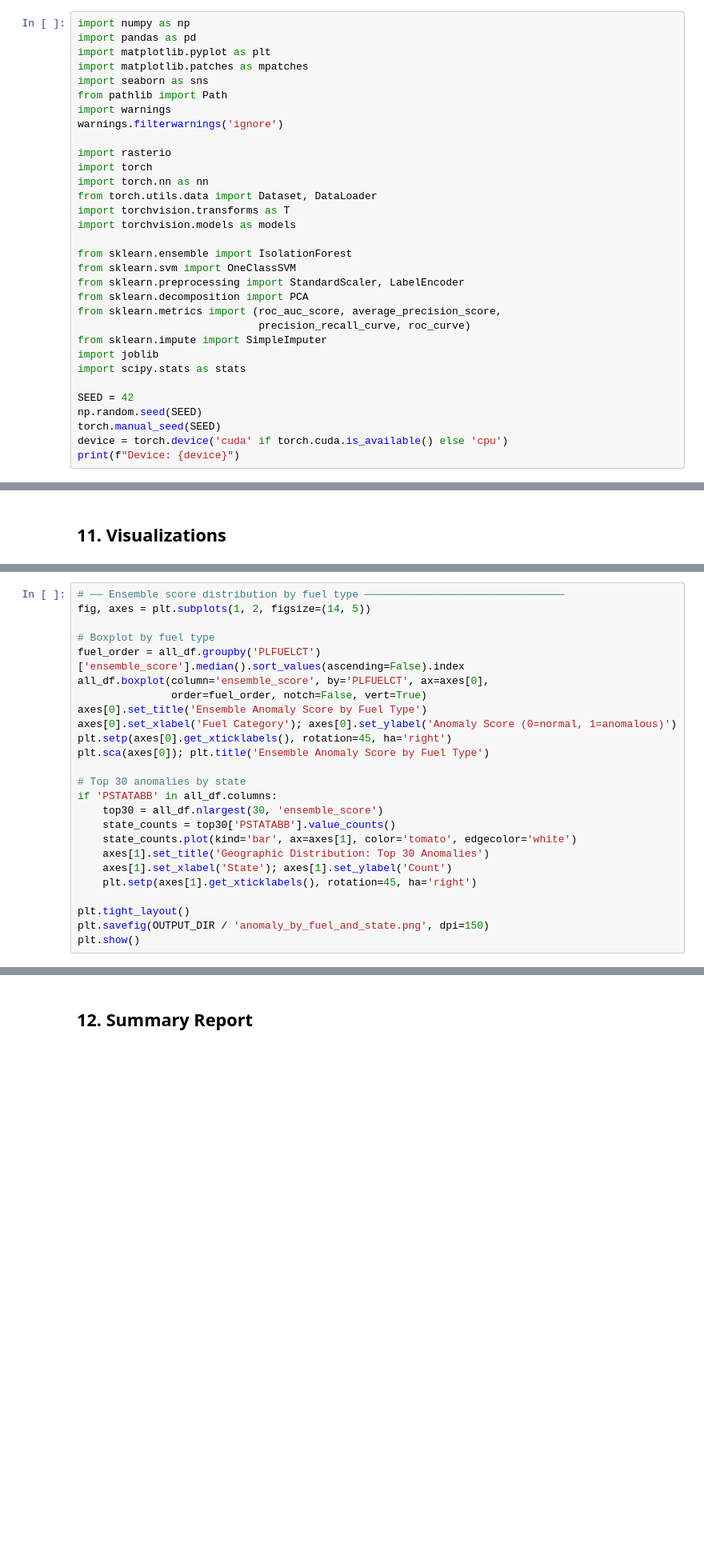
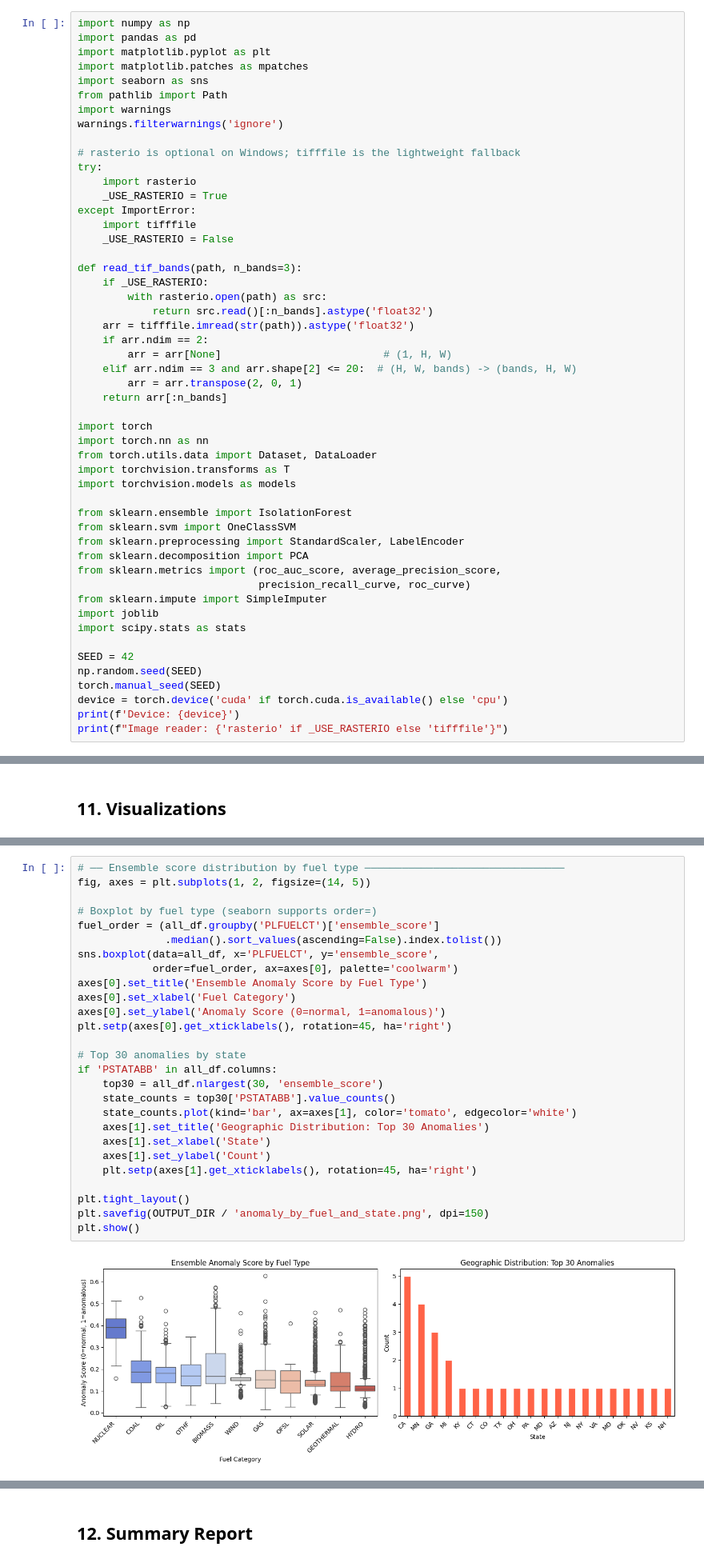
Before and after one commit to efrainrodriguezv/machine_learning_II_emission_detections, a Jupyter notebook: task4_anomaly_detection.ipynb, the cells around one changed output, grey strips where cells are left out. Shown at 80% size. Cells and saved outputs as stored; diff of their text form; blank space fills up the shorter version.

```diff
--- a/task4_anomaly_detection.ipynb
+++ b/task4_anomaly_detection.ipynb
@@ -33,7 +33,25 @@ from pathlib import Path
 import warnings
 warnings.filterwarnings('ignore')
 
-import rasterio
+# rasterio is optional on Windows; tifffile is the lightweight fallback
+try:
+    import rasterio
+    _USE_RASTERIO = True
+except ImportError:
+    import tifffile
+    _USE_RASTERIO = False
+
+def read_tif_bands(path, n_bands=3):
+    if _USE_RASTERIO:
+        with rasterio.open(path) as src:
+            return src.read()[:n_bands].astype('float32')
+    arr = tifffile.imread(str(path)).astype('float32')
+    if arr.ndim == 2:
+        arr = arr[None]                          # (1, H, W)
+    elif arr.ndim == 3 and arr.shape[2] <= 20:  # (H, W, bands) -> (bands, H, W)
+        arr = arr.transpose(2, 0, 1)
+    return arr[:n_bands]
+
 import torch
 import torch.nn as nn
 from torch.utils.data import Dataset, DataLoader
@@ -54,5 +72,6 @@ SEED = 42
 np.random.seed(SEED)
 torch.manual_seed(SEED)
 device = torch.device('cuda' if torch.cuda.is_available() else 'cpu')
-print(f"Device: {device}")
+print(f'Device: {device}')
+print(f"Image reader: {'rasterio' if _USE_RASTERIO else 'tifffile'}")
 # %% [output]
@@ -498,28 +584,32 @@ plt.show()
 # %%
 # ── Ensemble score distribution by fuel type ────────────────────────────────
 fig, axes = plt.subplots(1, 2, figsize=(14, 5))
 
-# Boxplot by fuel type
-fuel_order = all_df.groupby('PLFUELCT')['ensemble_score'].median().sort_values(ascending=False).index
-all_df.boxplot(column='ensemble_score', by='PLFUELCT', ax=axes[0],
-               order=fuel_order, notch=False, vert=True)
+# Boxplot by fuel type (seaborn supports order=)
+fuel_order = (all_df.groupby('PLFUELCT')['ensemble_score']
+              .median().sort_values(ascending=False).index.tolist())
+sns.boxplot(data=all_df, x='PLFUELCT', y='ensemble_score',
+            order=fuel_order, ax=axes[0], palette='coolwarm')
 axes[0].set_title('Ensemble Anomaly Score by Fuel Type')
-axes[0].set_xlabel('Fuel Category'); axes[0].set_ylabel('Anomaly Score (0=normal, 1=anomalous)')
+axes[0].set_xlabel('Fuel Category')
+axes[0].set_ylabel('Anomaly Score (0=normal, 1=anomalous)')
 plt.setp(axes[0].get_xticklabels(), rotation=45, ha='right')
-plt.sca(axes[0]); plt.title('Ensemble Anomaly Score by Fuel Type')
 
 # Top 30 anomalies by state
 if 'PSTATABB' in all_df.columns:
     top30 = all_df.nlargest(30, 'ensemble_score')
     state_counts = top30['PSTATABB'].value_counts()
     state_counts.plot(kind='bar', ax=axes[1], color='tomato', edgecolor='white')
     axes[1].set_title('Geographic Distribution: Top 30 Anomalies')
-    axes[1].set_xlabel('State'); axes[1].set_ylabel('Count')
+    axes[1].set_xlabel('State')
+    axes[1].set_ylabel('Count')
     plt.setp(axes[1].get_xticklabels(), rotation=45, ha='right')
 
 plt.tight_layout()
 plt.savefig(OUTPUT_DIR / 'anomaly_by_fuel_and_state.png', dpi=150)
 plt.show()
+# %% [output]
+[figure, added]
 # %%
 # ── Uncertainty vs Anomaly Score ─────────────────────────────────────────────
 fig, ax = plt.subplots(figsize=(9, 6))
```
Also changed, not shown: parts of 14 cells of this notebook.
